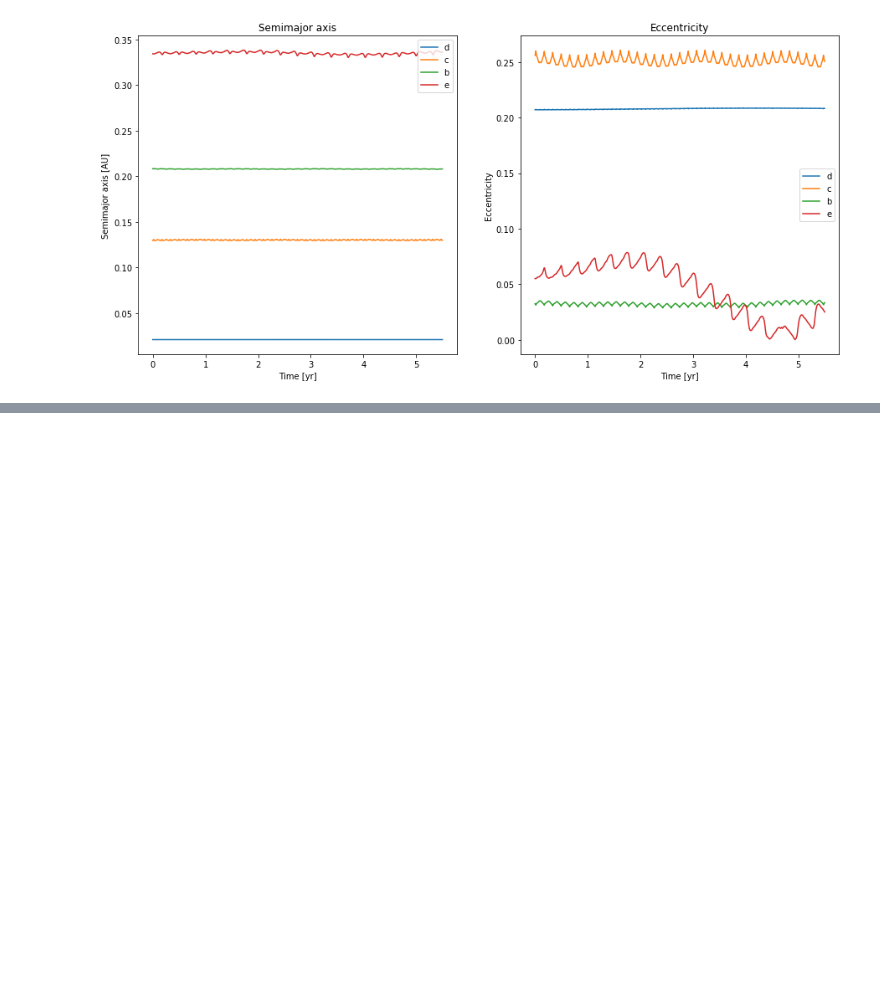
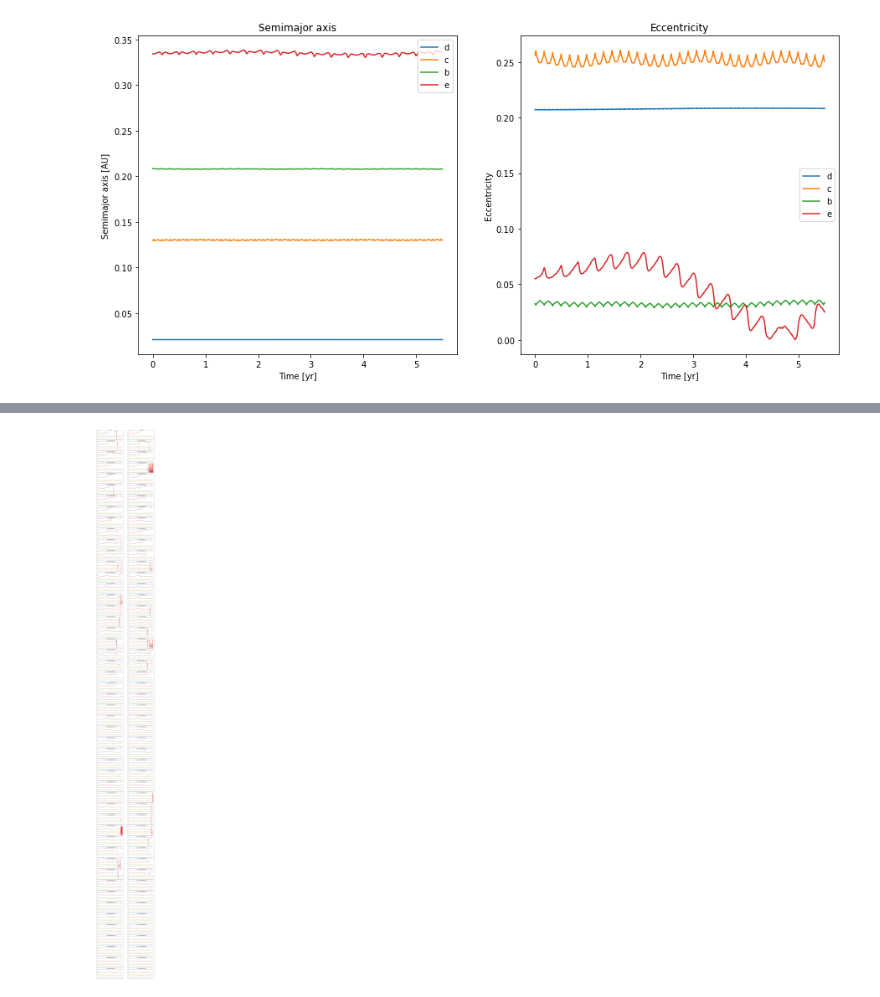
Before and after one commit to DinoBektesevic/ASTR597-Exoplanets, a Jupyter notebook: DinoBektesevic_HW3.ipynb, the cells around one changed output, grey strips where cells are left out. Drawn from its saved outputs; the diff is of its cells as text; code cells hidden in the pictures; blank space fills up the shorter version.

```diff
--- a/DinoBektesevic_HW3.ipynb
+++ b/DinoBektesevic_HW3.ipynb
@@ -172,0 +196,22 @@ for ax, model in zip(axes.flatten(), semmajs):
+# %%
+semmajs = []
+for i in np.arange(8, 13, 0.05):
+    pplan = copy.deepcopy(planets)
+    for planet in pplan:
+        newm = calcMass(planet, i*deg2rad)
+        planet.inc = i*deg2rad
+        planet.m = newm
+
+    semmajs.append(simulate(pplan))
+# %%
+fig, axes = plt.subplots(50, 2, figsize=(15, 150))
+
+i = 8
+for ax, model in zip(axes.flatten(), semmajs):
+    for pname, pa in model.items():
+        ax.plot(t/(2*np.pi), pa, label=pname)
+        ax.set_ylim(0, 0.5)
+    ax.set_title(f'i={i}°')
+    i+=0.05
+# %% [output]
+[figure, added]
```
Also changed, not shown: parts of 37 cells of this notebook.
